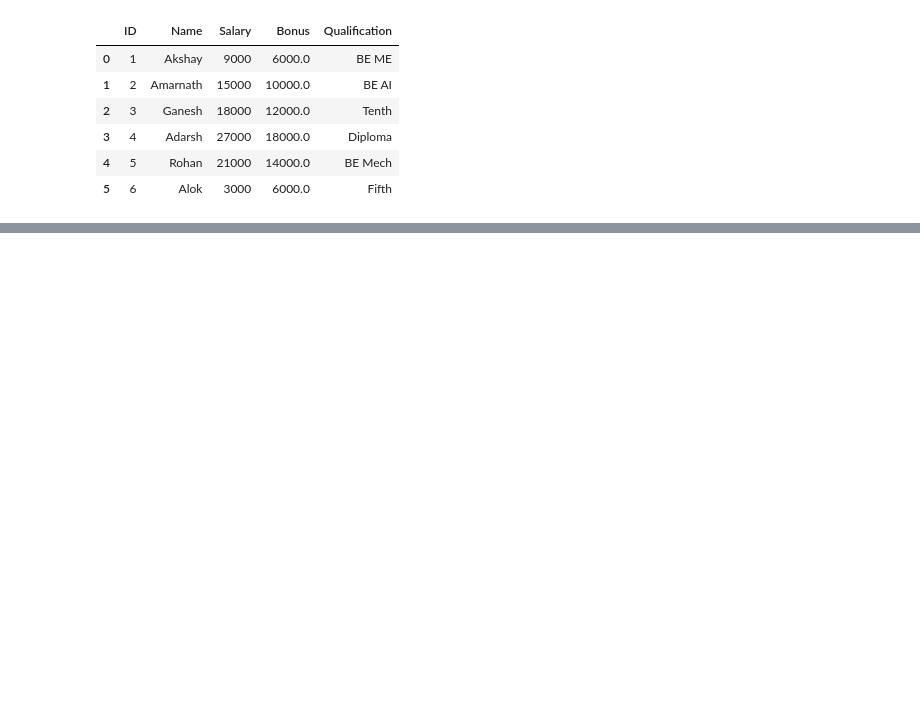
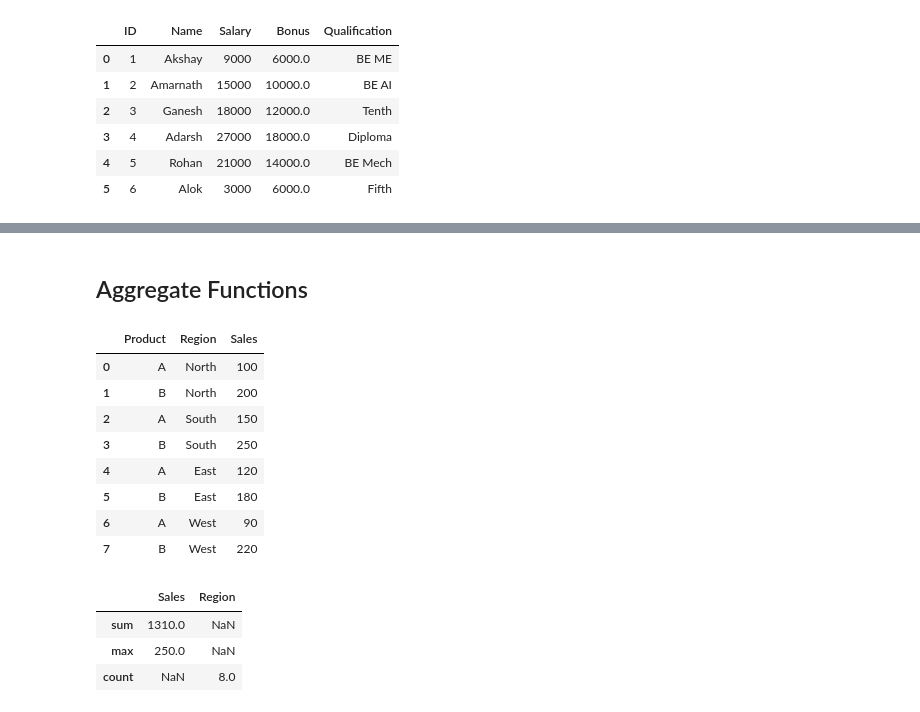
Before and after one commit to AkshayABK/Pandas-Notebook-Practice, a Jupyter notebook: Introduction to Pandas.ipynb, the cells around one changed output, grey strips where cells are left out. Saved outputs shown, nothing was run; the diff lists cells and outputs as text; code cells hidden in the pictures; blank space fills up the shorter version.

```diff
--- a/Introduction to Pandas.ipynb
+++ b/Introduction to Pandas.ipynb
@@ -552,0 +560,30 @@ df_general
+# %% [markdown]
+## Aggregate Functions
+# %%
+
+Agg_data = {
+    'Product': ['A', 'B', 'A', 'B', 'A', 'B', 'A', 'B'],
+    'Region': ['North', 'North', 'South', 'South', 'East', 'East', 'West', 'West'],
+    'Sales': [100, 200, 150, 250, 120, 180, 90, 220]
+}
+
+df_agg_prac = pd.DataFrame(Agg_data)
+
+df_agg_prac
+# %% [output]
+|  | Product | Region | Sales |
+| 0 | A | North | 100 |
+| 1 | B | North | 200 |
+| 2 | A | South | 150 |
+| 3 | B | South | 250 |
+| 4 | A | East | 120 |
+| 5 | B | East | 180 |
+| 6 | A | West | 90 |
+| 7 | B | West | 220 |
+# %%
+df_agg_prac.aggregate({'Sales':['sum', 'max'], 'Region':'count'})
+# %% [output]
+|  | Sales | Region |
+| sum | 1310.0 | NaN |
+| max | 250.0 | NaN |
+| count | NaN | 8.0 |
```
Also changed, not shown: parts of 17 cells of this notebook.
